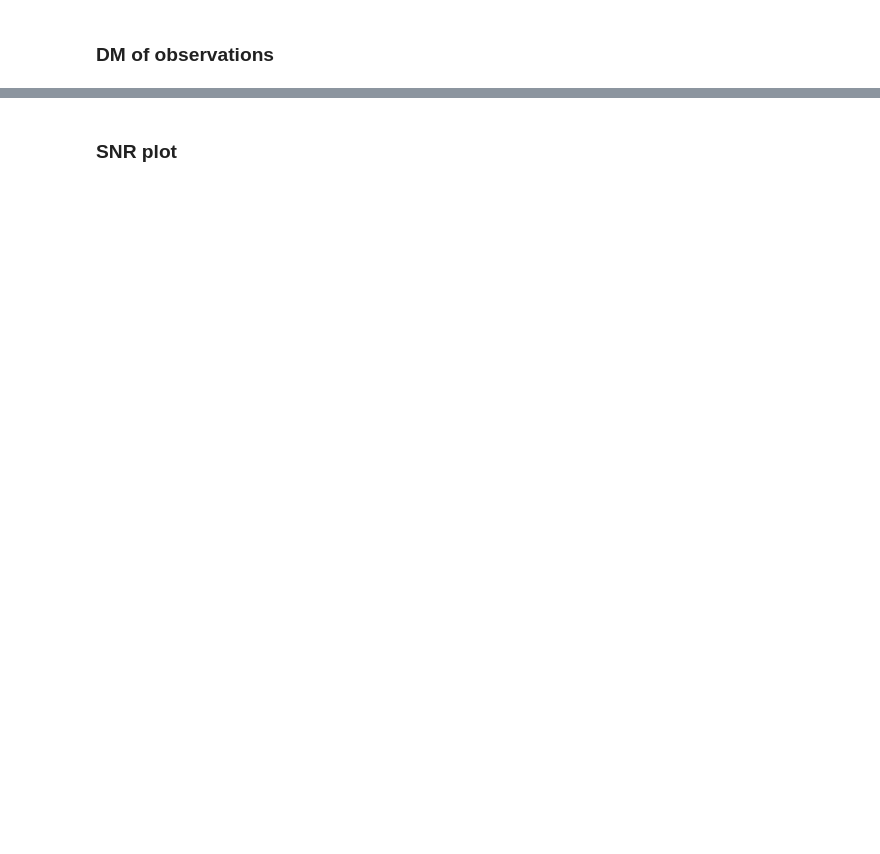
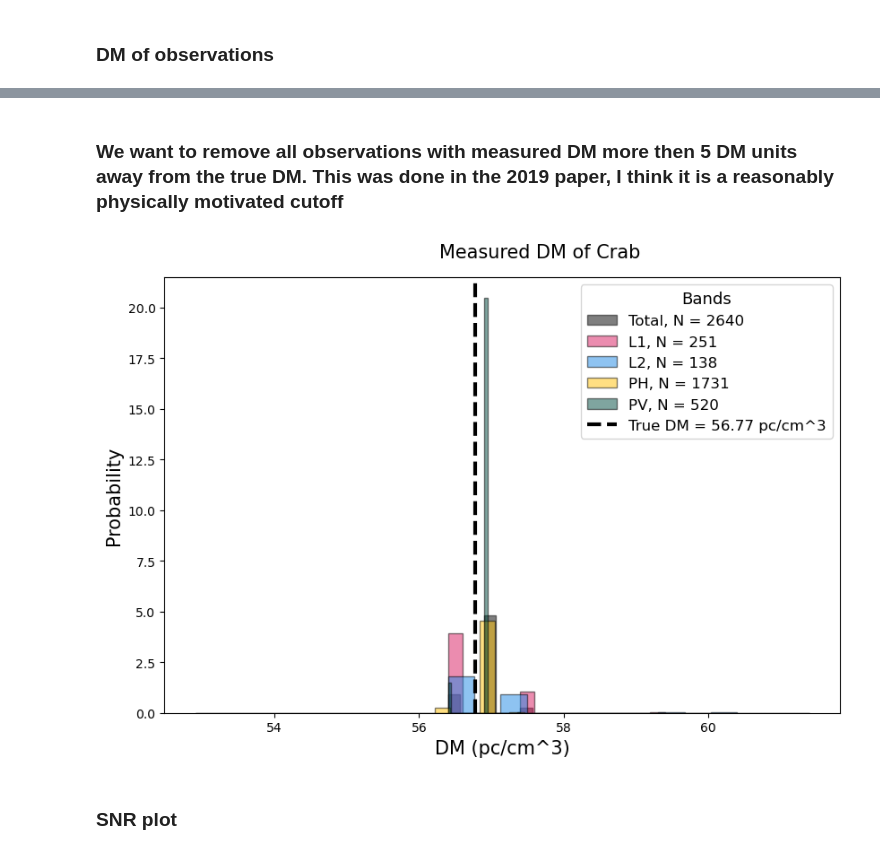
Before and after one commit to afinemax/Astron_2024, a Jupyter notebook: crab_analysis/crab_analysis_starter_max.ipynb, the cells around one changed output, grey strips where cells are left out. Saved outputs shown, nothing was run; the diff lists cells and outputs as text; code cells hidden in the pictures; blank space fills up the shorter version.

```diff
--- a/crab_analysis/crab_analysis_starter_max.ipynb
+++ b/crab_analysis/crab_analysis_starter_max.ipynb
@@ -191,6 +70,7 @@ import os.path
 import corner
 import os
 from datetime import datetime, timedelta
+import re
 
 freq_ranges = {
     "L1": (1200,1300),
@@ -201,3 +81,9 @@ freq_ranges = {
 
 # Band colors
 band_colors = {'L1': '#D81B60', 'L2': '#1E88E5','PH': '#FFC107', 'PV': '#004D40'}
+
+
+h5_files = "crab_goodh5_candidates.txt"
+fil_files = 'crab_fil_durations.txt'
+
+true_crab_dm = 56.77 #pc/cm^3
@@ -416,7 +462,7 @@ def plot_dm_histogram(df, band_colors, save_path='crab_dm.png'):
                 density=True, label=f'{band}, N = {len(dm_values)}')
 
     # Add a vertical dashed line for the true DM value of the Crab Pulsar
-    true_dm = 56.8  # True DM value for the Crab Pulsar in pc/cm^3
+    true_dm = true_crab_dm # True DM value for the Crab Pulsar in pc/cm^3
     ax.axvline(x=true_dm, color='k', linestyle='--', linewidth= 3, label=f'True DM = {true_dm} pc/cm^3',)
 
     # Labeling and legend
@@ -439,3 +485,10 @@ plot_dm_histogram(df, band_colors, )
+# %% [markdown]
+### We want to remove all observations with measured DM more then 5 DM units away from the true DM. This was done in the 2019 paper, I think it is a reasonably physically motivated cutoff
+# %%
+df= df[abs(df['dm'] - true_crab_dm) <= 5]
+plot_dm_histogram(df, band_colors, )
+# %% [output]
+[figure, added]
 # %% [markdown]
 ### SNR plot
 # %%
```
Also changed, not shown: parts of 34 cells of this notebook, 3 other files.
